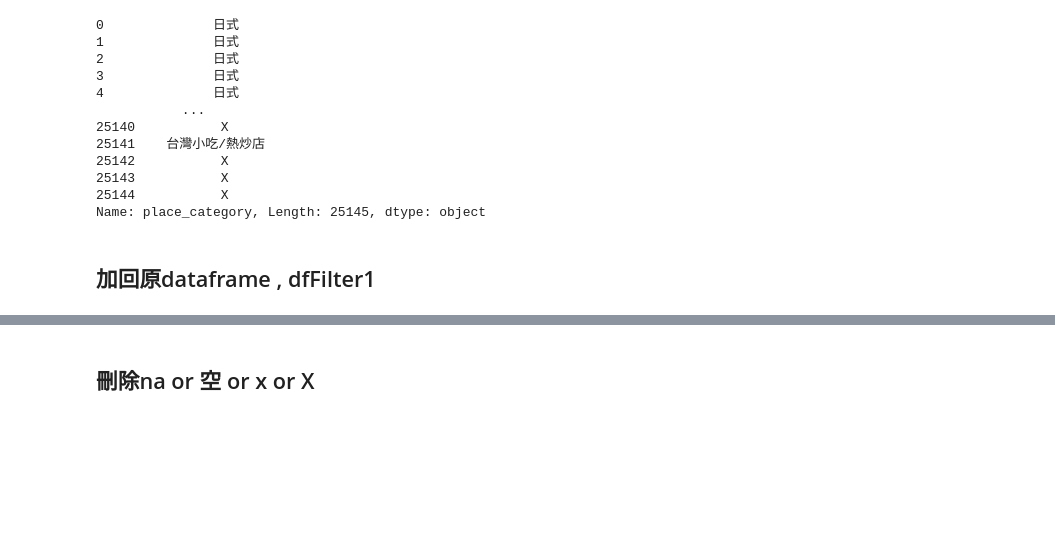
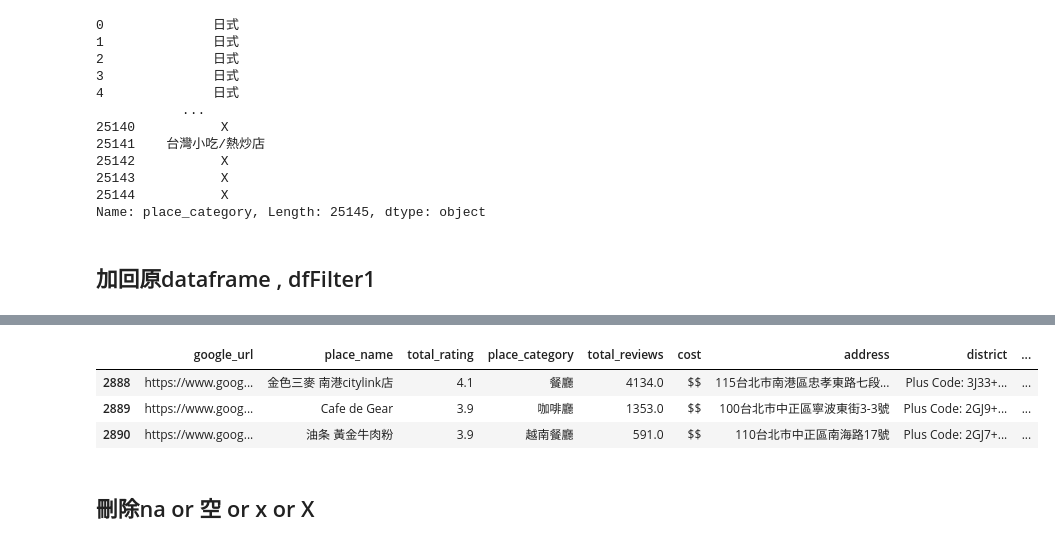
Before and after one commit to DAMA1011/FinalReport, a Jupyter notebook: 餐廳類別修改_經緯度.ipynb, the cells around one changed output, grey strips where cells are left out. Saved outputs shown, nothing was run; the diff lists cells and outputs as text; code cells hidden in the pictures; blank space fills up the shorter version.

```diff
--- a/餐廳類別修改_經緯度.ipynb
+++ b/餐廳類別修改_經緯度.ipynb
@@ -179,3 +217,10 @@ dfFilter1.head(2)
+# %%
+dfFilter1.loc[2888:2890]
+# %% [output]
+|  | google_url | place_name | total_rating | place_category | total_reviews | cost | address | district | ... |
+| 2888 | https://www.goog... | 金色三麥 南港citylink店 | 4.1 | 餐廳 | 4134.0 | $$ | 115台北市南港區忠孝東路七段... | Plus Code: 3J33+... | ... |
+| 2889 | https://www.goog... | Cafe de Gear | 3.9 | 咖啡廳 | 1353.0 | $$ | 100台北市中正區寧波東街3-3號 | Plus Code: 2GJ9+... | ... |
+| 2890 | https://www.goog... | 油条 黃金牛肉粉 | 3.9 | 越南餐廳 | 591.0 | $$ | 110台北市中正區南海路17號 | Plus Code: 2GJ7+... | ... |
 # %% [markdown]
 ## 刪除na or 空 or x or X
 # %%
```
Also changed, not shown: parts of 13 cells of this notebook, 1 other file.
